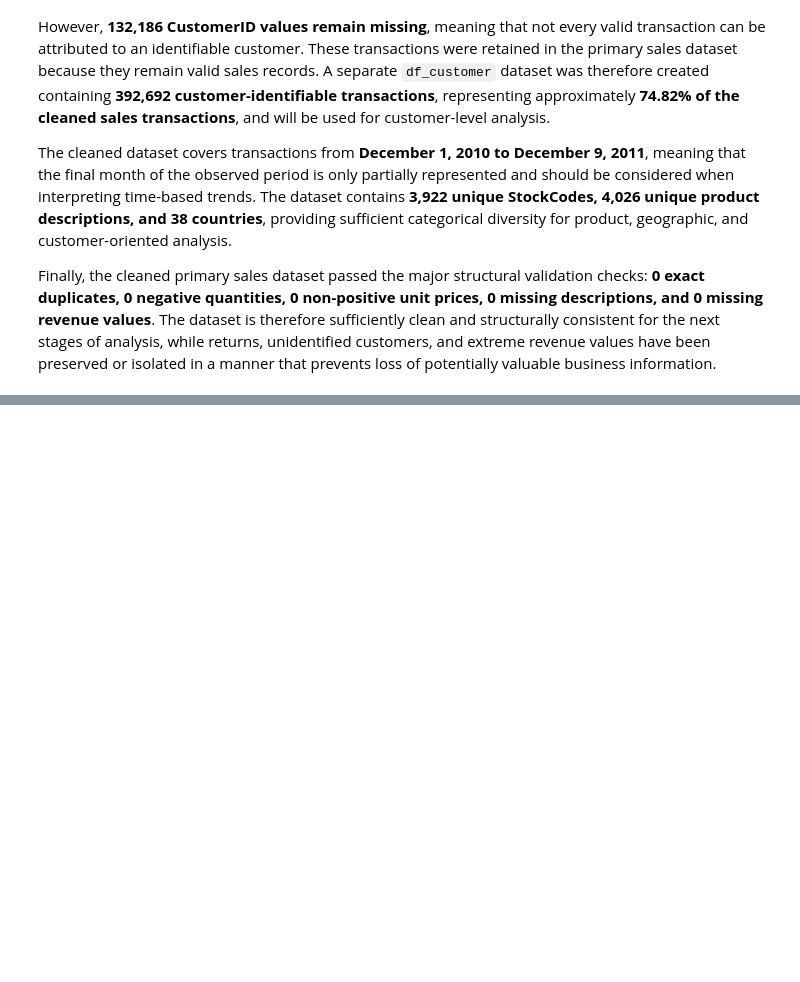
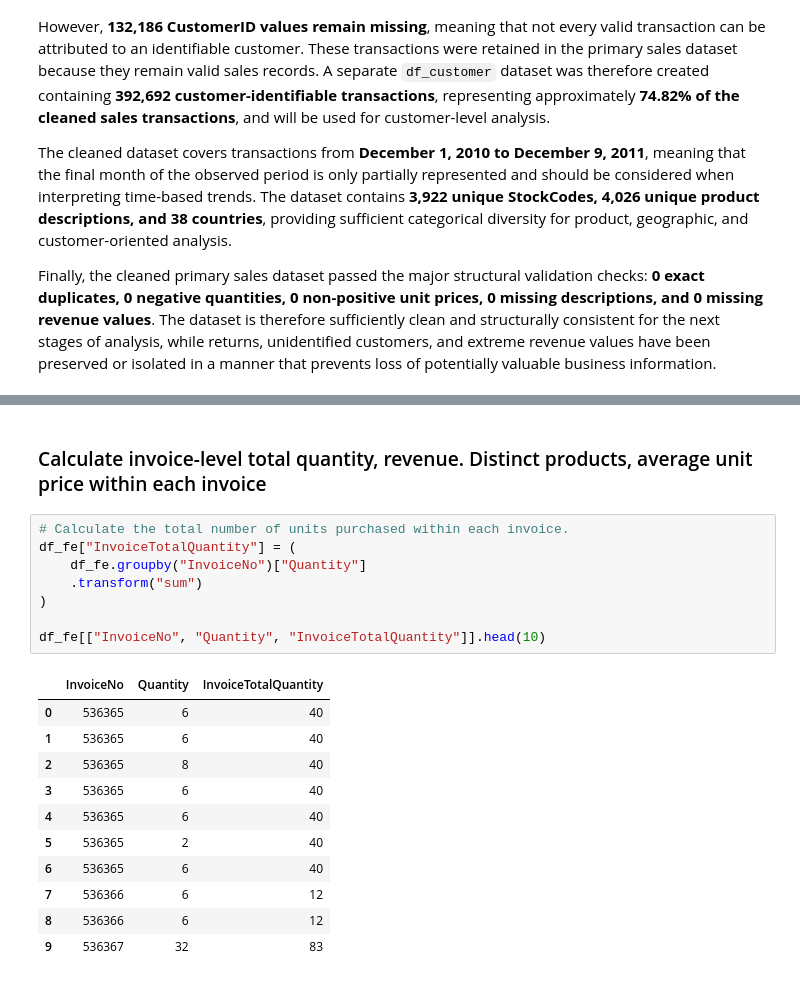
Before and after one commit to KashishSirohiwal/ShadowFox, a Jupyter notebook: Intermediate/notebooks/online_retail_analysis.ipynb, the cells around one changed output, grey strips where cells are left out. Saved outputs shown, nothing was run; the diff lists cells and outputs as text; blank space fills up the shorter version.

```diff
--- a/Intermediate/notebooks/online_retail_analysis.ipynb
+++ b/Intermediate/notebooks/online_retail_analysis.ipynb
@@ -681,0 +860,22 @@ Finally, the cleaned primary sales dataset passed the major structural validatio
+# %% [markdown]
+### Calculate invoice-level total quantity, revenue. Distinct products, average unit price within each invoice
+# %%
+# Calculate the total number of units purchased within each invoice.
+df_fe["InvoiceTotalQuantity"] = (
+    df_fe.groupby("InvoiceNo")["Quantity"]
+    .transform("sum")
+)
+
+df_fe[["InvoiceNo", "Quantity", "InvoiceTotalQuantity"]].head(10)
+# %% [output]
+|  | InvoiceNo | Quantity | InvoiceTotalQuantity |
+| 0 | 536365 | 6 | 40 |
+| 1 | 536365 | 6 | 40 |
+| 2 | 536365 | 8 | 40 |
+| 3 | 536365 | 6 | 40 |
+| 4 | 536365 | 6 | 40 |
+| 5 | 536365 | 2 | 40 |
+| 6 | 536365 | 6 | 40 |
+| 7 | 536366 | 6 | 12 |
+| 8 | 536366 | 6 | 12 |
+| 9 | 536367 | 32 | 83 |
```
Also changed, not shown: parts of 26 cells of this notebook.
